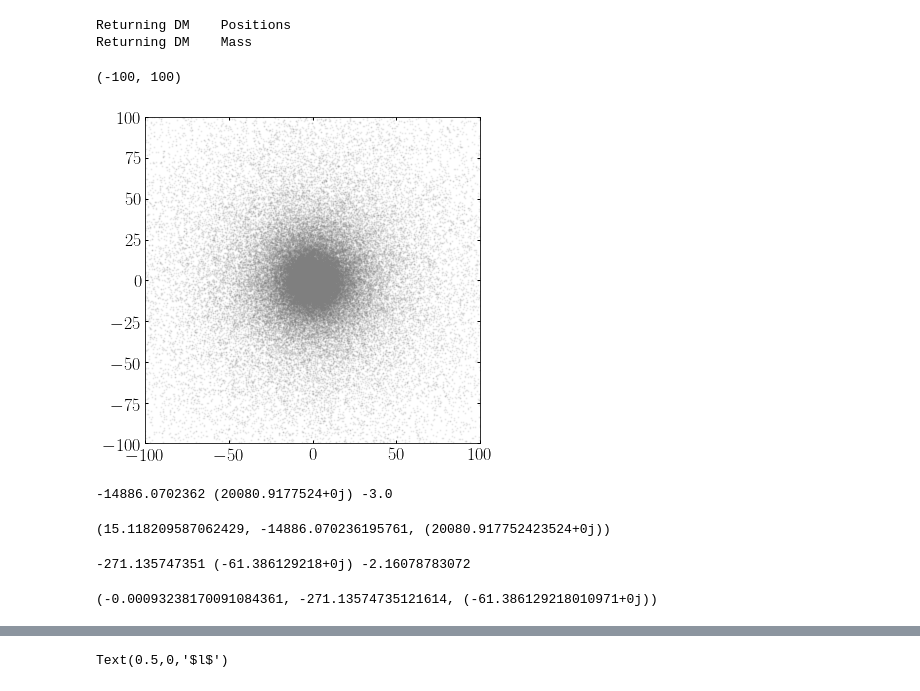
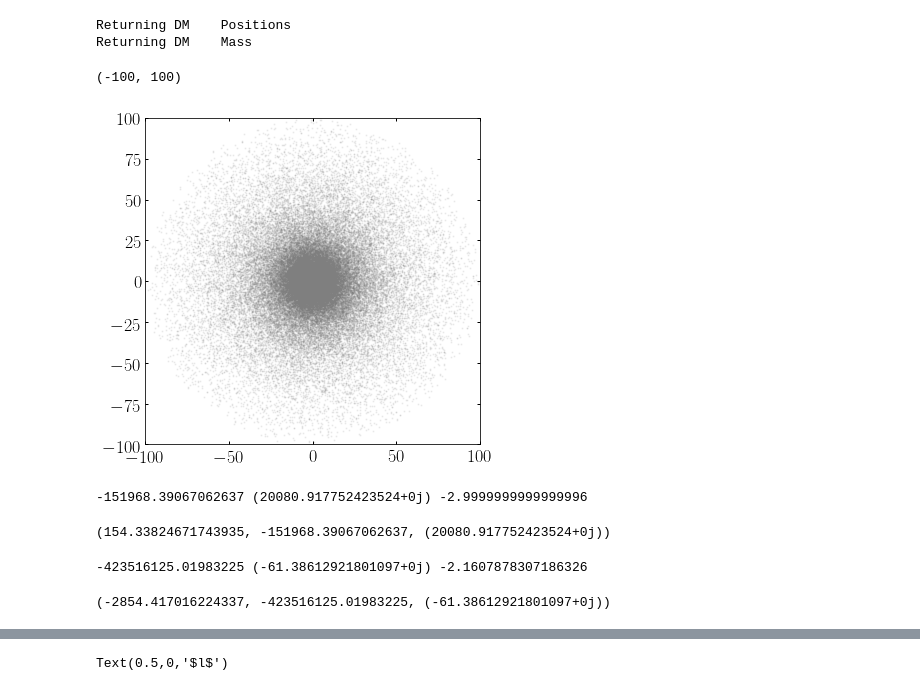
Before and after one commit to jngaravitoc/BFE-c, a Jupyter notebook: code/computing_coefficients.ipynb, the cells around one changed output, grey strips where cells are left out. Saved outputs shown, nothing was run; the diff lists cells and outputs as text; code cells hidden in the pictures.

```diff
--- a/code/computing_coefficients.ipynb
+++ b/code/computing_coefficients.ipynb
@@ -133,22 +131,22 @@ m_cut = m[index_rcut]
 r_cut = (x_cut**2 + y_cut**2 + z_cut**2)**0.5
 # %%
 figsize(6,6)
-scatter(x, y, s=1, alpha=0.1, c='C7')
+scatter(x_cut, z_cut, s=1, alpha=0.1, c='C7')
 xlim(-100, 100)
 ylim(-100, 100)
 # %% [output]
 (-100, 100)
-[figure, old version]
+[figure, new version]
 # %%
 theta = np.arccos(z_cut/r_cut)
 phi = np.arctan2(y_cut, x_cut)
 # %%
-snl(0, 0, 0, m_cut, r_cut, theta, phi)
+snl(0, 0, 0, m_cut, r_cut, theta, phi, 40.8)
 # %% [output]
--14886.0702362 (20080.9177524+0j) -3.0
+-151968.39067062637 (20080.917752423524+0j) -2.9999999999999996
-(15.118209587062429, -14886.070236195761, (20080.917752423524+0j))
+(154.33824671743935, -151968.39067062637, (20080.917752423524+0j))
 # %%
-snl(10, 10, 0, m_cut, r_cut, theta, phi)
+snl(10, 10, 0, m_cut, r_cut, theta, phi, 40.8)
 # %% [output]
--271.135747351 (-61.386129218+0j) -2.16078783072
+-423516125.01983225 (-61.38612921801097+0j) -2.1607878307186326
-(-0.00093238170091084361, -271.13574735121614, (-61.386129218010971+0j))
+(-2854.417016224337, -423516125.01983225, (-61.38612921801097+0j))
```
Also changed, not shown: parts of 20 cells of this notebook.
